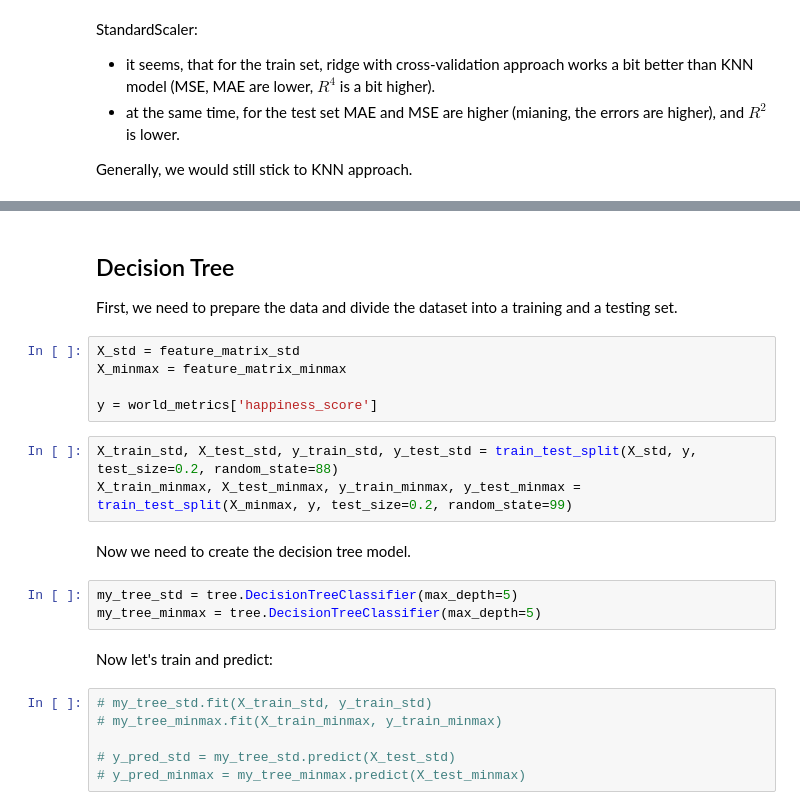
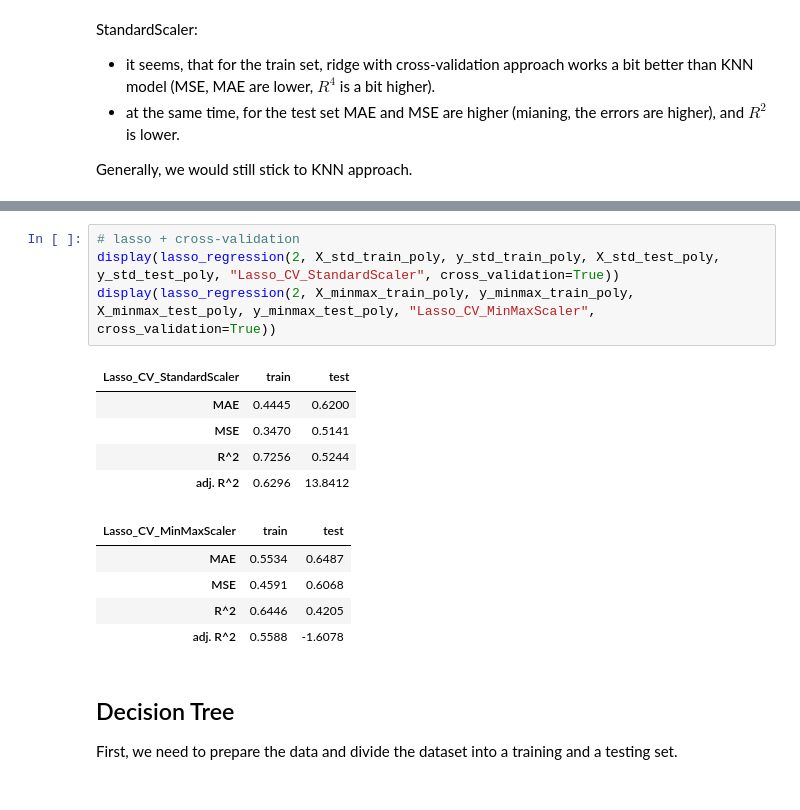
Before and after one commit to mivelikikh/what_makes_us_happy, a Jupyter notebook: PCA_approach.ipynb, the cells around one changed output, grey strips where cells are left out. Drawn from its saved outputs; the diff is of its cells as text.

```diff
--- a/PCA_approach.ipynb
+++ b/PCA_approach.ipynb
@@ -445,25 +463,19 @@ Generally, we would still stick to KNN approach.
+# %%
+# lasso + cross-validation
+display(lasso_regression(2, X_std_train_poly, y_std_train_poly, X_std_test_poly, y_std_test_poly, "Lasso_CV_StandardScaler", cross_validation=True))
+display(lasso_regression(2, X_minmax_train_poly, y_minmax_train_poly, X_minmax_test_poly, y_minmax_test_poly, "Lasso_CV_MinMaxScaler", cross_validation=True))
+# %% [output]
+| Lasso_CV_StandardScaler | train | test |
+| MAE | 0.4445 | 0.6200 |
+| MSE | 0.3470 | 0.5141 |
+| R^2 | 0.7256 | 0.5244 |
+| adj. R^2 | 0.6296 | 13.8412 |
+| Lasso_CV_MinMaxScaler | train | test |
+| MAE | 0.5534 | 0.6487 |
+| MSE | 0.4591 | 0.6068 |
+| R^2 | 0.6446 | 0.4205 |
+| adj. R^2 | 0.5588 | -1.6078 |
 # %% [markdown]
 ## Decision Tree
 
 First, we need to prepare the data and divide the dataset into a training and a testing set.
-# %%
-X_std = feature_matrix_std
-X_minmax = feature_matrix_minmax
-
-y = world_metrics['happiness_score']
-# %%
-X_train_std, X_test_std, y_train_std, y_test_std = train_test_split(X_std, y, test_size=0.2, random_state=88)
-X_train_minmax, X_test_minmax, y_train_minmax, y_test_minmax = train_test_split(X_minmax, y, test_size=0.2, random_state=99)
-# %% [markdown]
-Now we need to create the decision tree model.
-# %%
-my_tree_std = tree.DecisionTreeClassifier(max_depth=5)
-my_tree_minmax = tree.DecisionTreeClassifier(max_depth=5)
-# %% [markdown]
-Now let's train and predict:
-# %%
-# my_tree_std.fit(X_train_std, y_train_std)
-# my_tree_minmax.fit(X_train_minmax, y_train_minmax)
-
-# y_pred_std = my_tree_std.predict(X_test_std)
-# y_pred_minmax = my_tree_minmax.predict(X_test_minmax)
```
Also changed, not shown: parts of 7 cells of this notebook.
